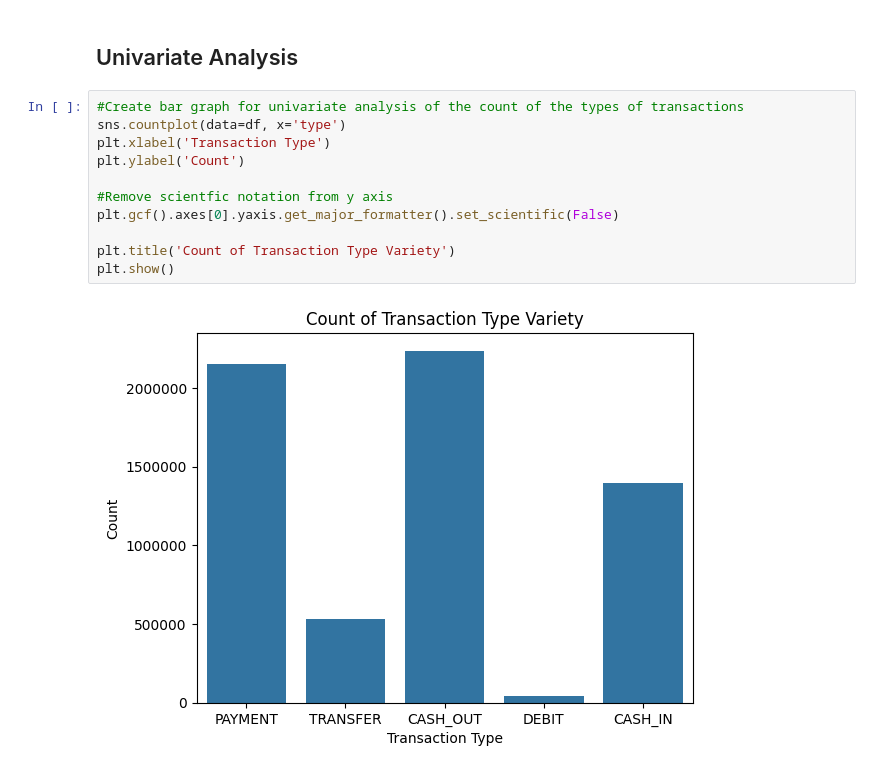
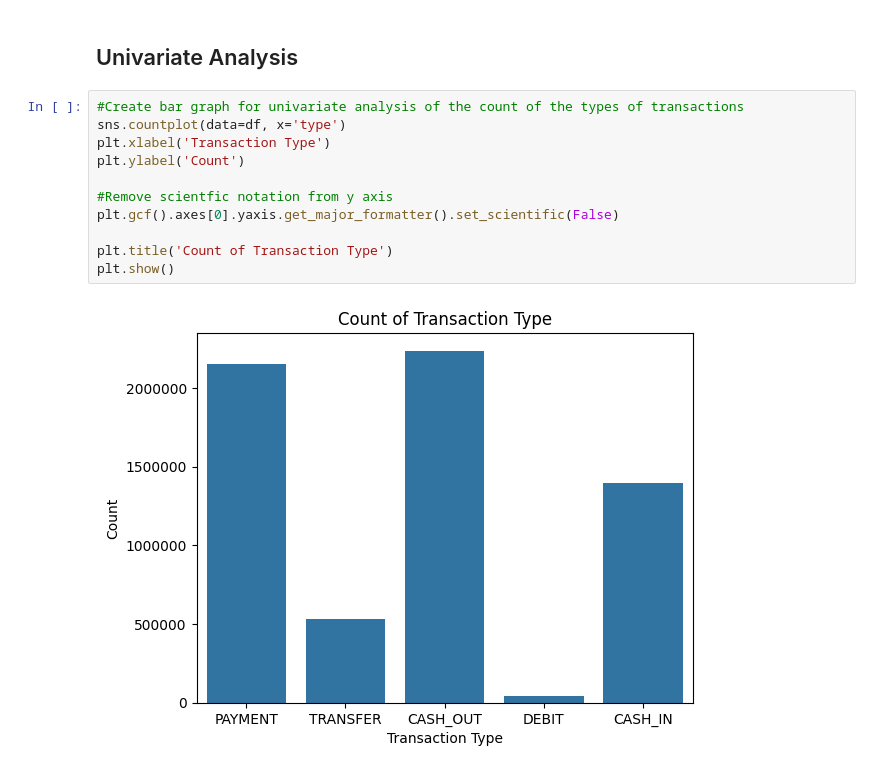
Before and after one commit to thetechleila/FinancialFraudData_EDA, a Jupyter notebook: eda01_initial_analysis/FinFraudEDA_01.ipynb, the cells around one changed output. Cells and saved outputs as stored; diff of their text form.

```diff
--- a/eda01_initial_analysis/FinFraudEDA_01.ipynb
+++ b/eda01_initial_analysis/FinFraudEDA_01.ipynb
@@ -99,16 +99,16 @@ df.describe()
 # %%
 #Create bar graph for univariate analysis of the count of the types of transactions
 sns.countplot(data=df, x='type')
 plt.xlabel('Transaction Type')
 plt.ylabel('Count')
 
 #Remove scientfic notation from y axis
 plt.gcf().axes[0].yaxis.get_major_formatter().set_scientific(False)
 
-plt.title('Count of Transaction Type Variety')
+plt.title('Count of Transaction Type')
 plt.show()
 # %% [output]
-[figure, old version]
+[figure, new version]
 # %%
 #Get count of unique transactions labeled isFraud
 isfraud_count = df["isFraud"].value_counts()
```
Also changed, not shown: parts of 4 cells of this notebook.
